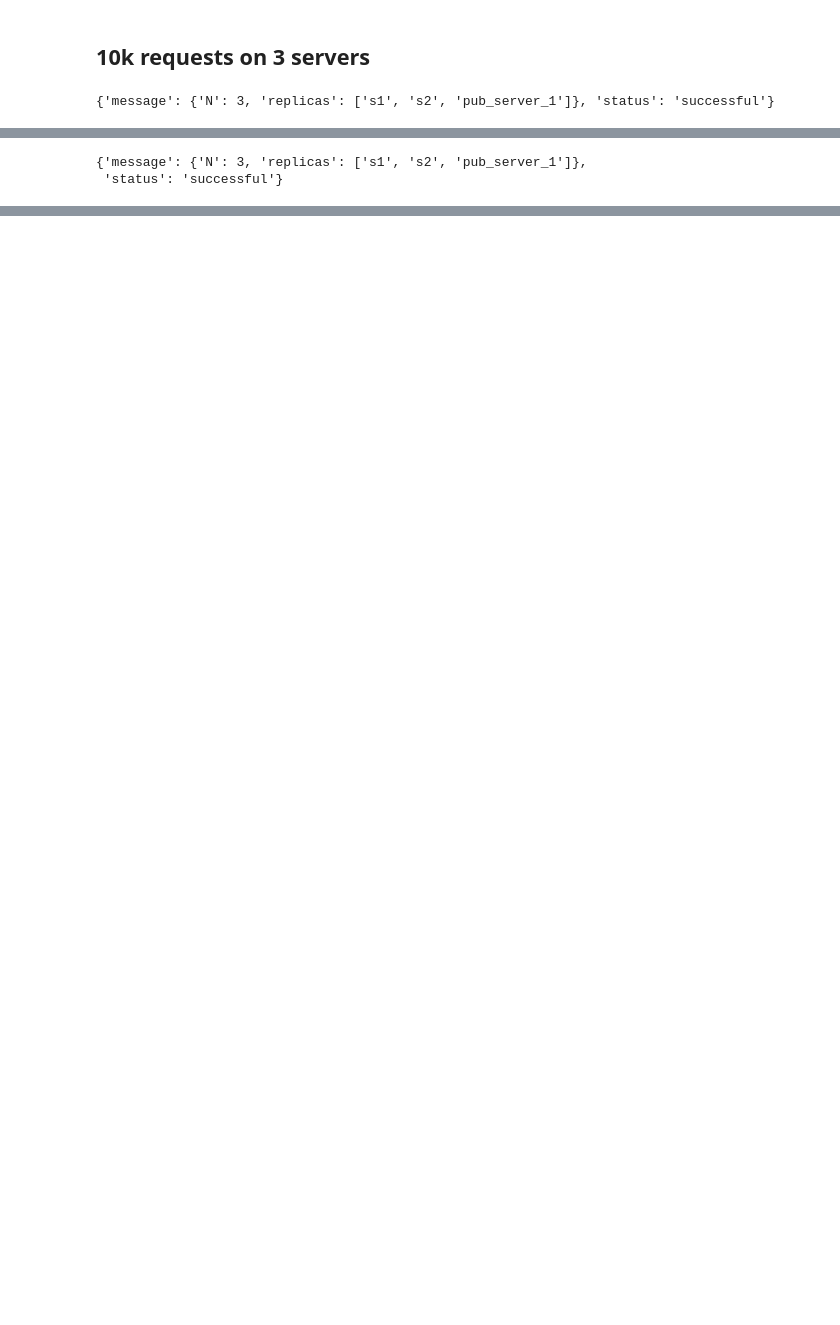
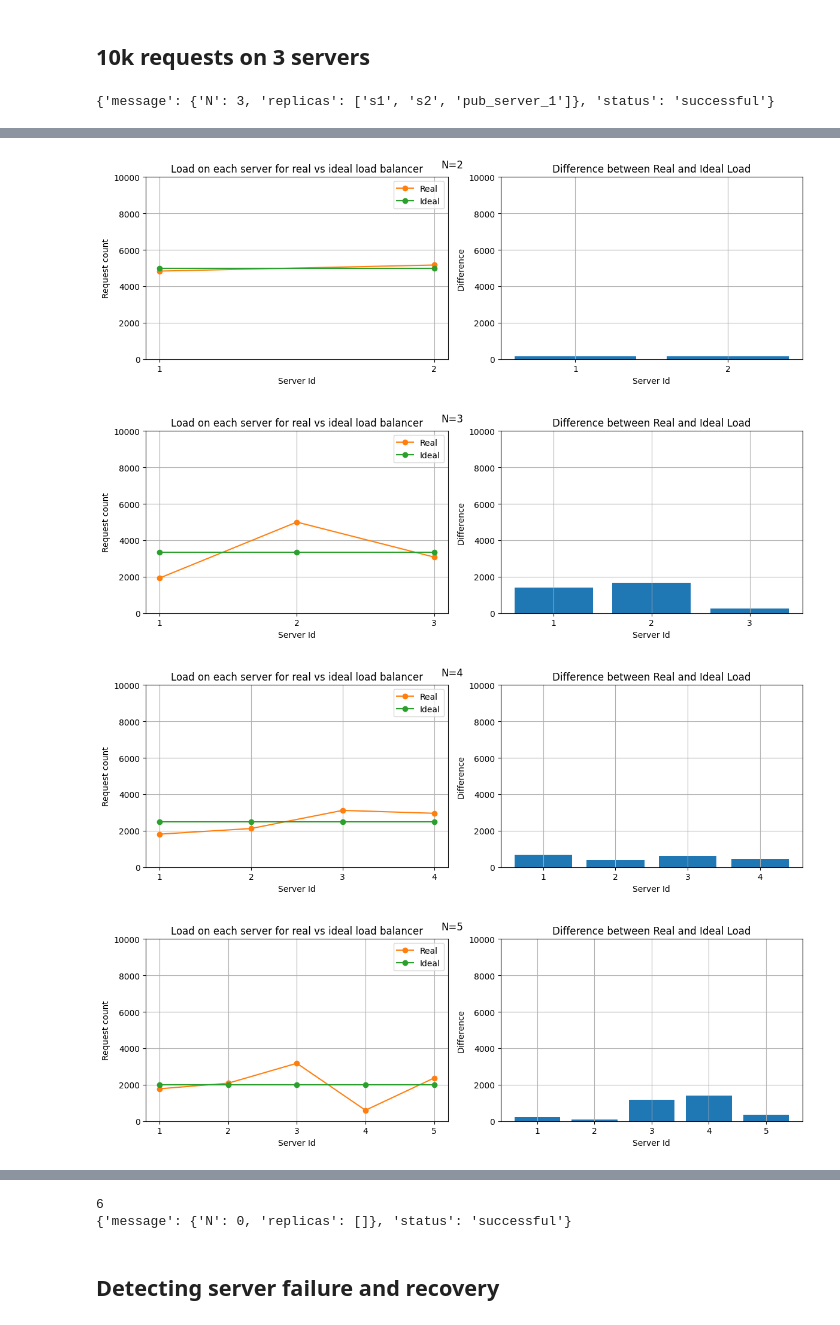
Before and after one commit to Bbiswabasu/CS60002, a Jupyter notebook: analysis.ipynb, the cells around one changed output, grey strips where cells are left out. Drawn from its saved outputs; the diff is of its cells as text; code cells hidden in the pictures; blank space fills up the shorter version.

```diff
--- a/analysis.ipynb
+++ b/analysis.ipynb
@@ -55,7 +61,6 @@ print(res.json())
 # %%
 body = {"n": 1, "hostnames": ["s1"]}
 res = requests.post(f"{docker_url}/add", json=body)
-print(res.json())
 
 all_server_ids = []
 
@@ -65,11 +70,6 @@ for num_servers in range(2, 7):
     print(res.json())
     server_ids = []
     asyncio.get_event_loop().run_until_complete(make_all_requests())
-    n, x, _ = plt.hist(server_ids, bins=num_servers, alpha=0)
-    print(n, x, _)
-    plt.plot([i for i in range(1, num_servers + 1)], n, marker="o", linestyle="-")
-    plt.ylabel("Request count")
-    plt.xlabel("Server Id")
-    plt.xticks([i for i in range(1, num_servers + 1)])
-    plt.show()
+    all_server_ids.append(copy.deepcopy(server_ids))
+    print(f"Completed for N={num_servers}")
 # %% [output]
@@ -105,7 +86,42 @@ for num_servers in range(2, 7):
-# %%
-res = requests.get(f"{docker_url}/rep").json()
-
-res.raise_for_status
-# %% [output]
-{'message': {'N': 3, 'replicas': ['s1', 's2', 'pub_server_1']},
- 'status': 'successful'}
+# %%
+num_servers = 2
+for server_ids in all_server_ids:
+    plt.figure(figsize=(12, 4))
+
+    plt.subplot(1, 2, 1)
+    n_real, x, _ = plt.hist(server_ids, bins=num_servers, alpha=0)
+    n_ideal = [10000 / num_servers for _ in range(num_servers)]
+    plt.plot([i for i in range(1, num_servers + 1)], n_real, marker="o", linestyle="-")
+    plt.plot(
+        [i for i in range(1, num_servers + 1)],
+        n_ideal,
+        marker="o",
+        linestyle="-",
+    )
+    plt.ylabel("Request count")
+    plt.xlabel("Server Id")
+    plt.xticks([i for i in range(1, num_servers + 1)])
+    plt.title("Load on each server for real vs ideal load balancer")
+    plt.grid(True)
+    plt.ylim(0, num_requests)
+    plt.legend(["Real", "Ideal"])
+
+    plt.subplot(1, 2, 2)
+    difference = np.abs(np.array(n_real) - np.array(n_ideal))
+    plt.bar([i for i in range(1, num_servers + 1)], difference)
+    plt.ylabel("Difference")
+    plt.xlabel("Server Id")
+    plt.xticks([i for i in range(1, num_servers + 1)])
+    plt.title("Difference between Real and Ideal Load")
+    plt.grid(True)
+    plt.ylim(0, num_requests)
+
+    plt.tight_layout()
+    plt.suptitle(f"N={num_servers}")
+    plt.show()
+    num_servers += 1
+# %% [output]
+[figure, added]
+[figure, added]
+[figure, added]
+[figure, added]
@@ -111,0 +129,13 @@ res.raise_for_status
+# %%
+res = requests.get(f"{docker_url}/rep").json()
+N = res["message"]["N"]
+print(N)
+
+body = {"n": N, "hostnames": ["s1"]}
+res = requests.delete(f"{docker_url}/rm", json=body)
+print(res.json())
+# %% [output]
+6
+{'message': {'N': 0, 'replicas': []}, 'status': 'successful'}
+# %% [markdown]
+## Detecting server failure and recovery
```
Also changed, not shown: parts of 11 cells of this notebook, 1 other file.
